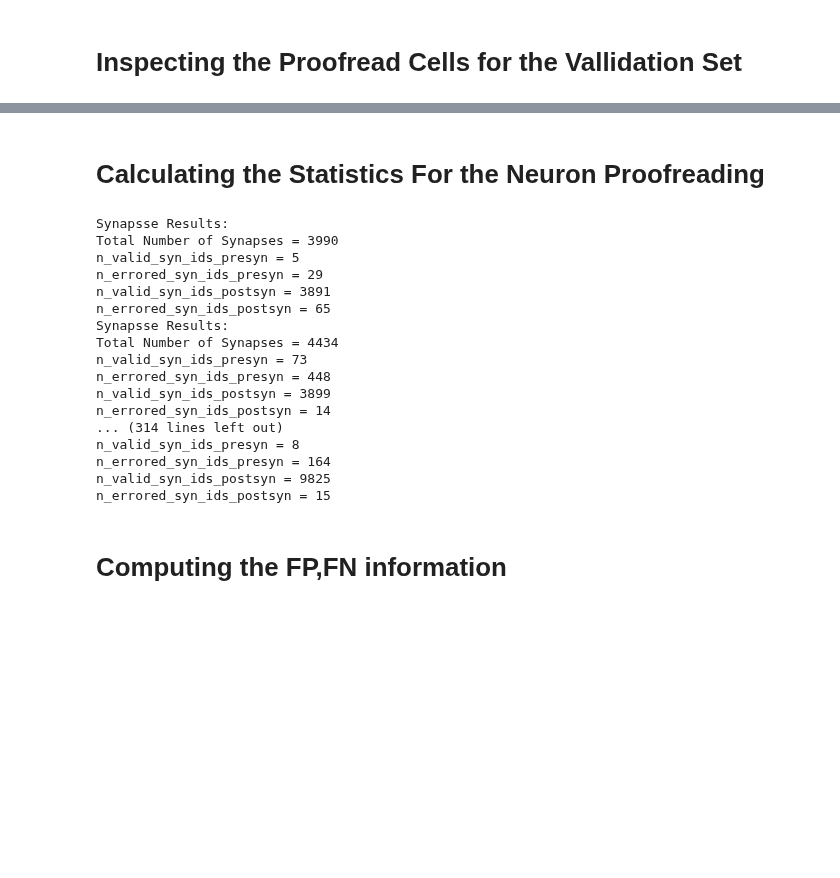
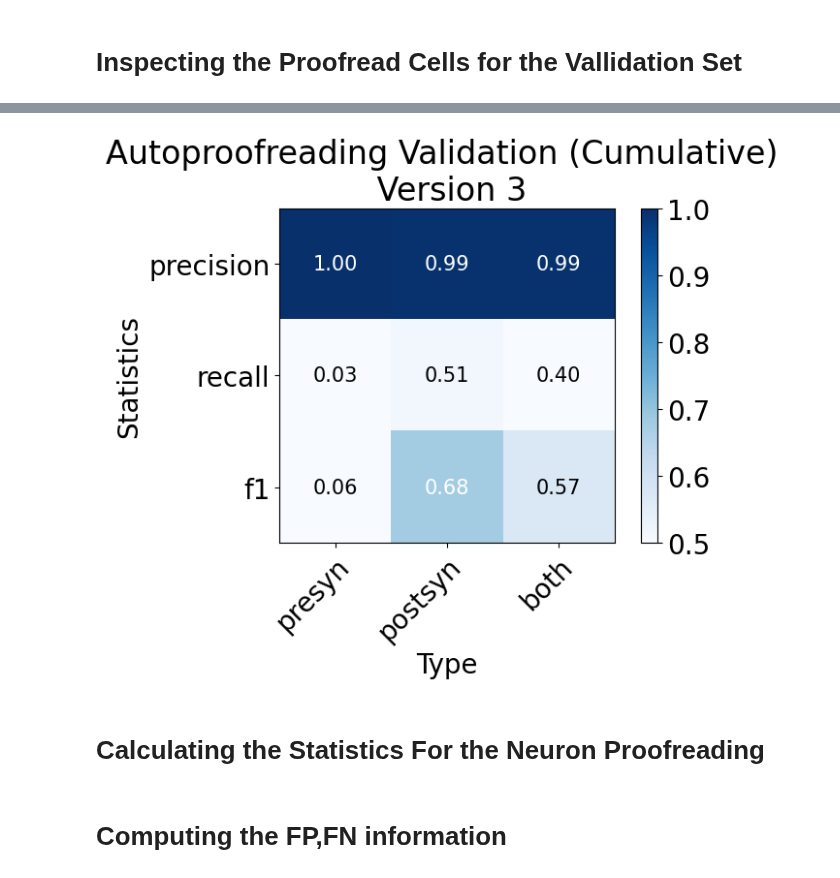
Before and after one commit to celiibrendan/neuron_mesh_tools, a Jupyter notebook: Auto_Proofreading/Validation_Testing/Allen_Proofread_Validation/Manually_Proofread_Cells_vp4.ipynb, the cells around one changed output, grey strips where cells are left out. Drawn from its saved outputs; the diff is of its cells as text; code cells hidden in the pictures; blank space fills up the shorter version.

```diff
--- a/Auto_Proofreading/Validation_Testing/Allen_Proofread_Validation/Manually_Proofread_Cells_vp4.ipynb
+++ b/Auto_Proofreading/Validation_Testing/Allen_Proofread_Validation/Manually_Proofread_Cells_vp4.ipynb
@@ -50,5 +68,5 @@ minnie.AutoProofreadValidationNeurons3()
 # %%
-segment_id = 864691136618412685
+segment_id = 864691135491233631
 # %%
 du.plot_proofread_neuron(segment_id=segment_id,
                        split_index=0,
@@ -84,0 +116,3 @@ du.plot_proofread_neuron(segment_id=segment_id,
+# %%
+df = vu.synapse_validation_df_single_neuron(segment_id,include_extension_synapse=True)
+df
@@ -85,3 +139,7 @@ du.plot_proofread_neuron(segment_id=segment_id,
+# %%
+vu.synapse_validation_df_to_score_plot(df)
+# %% [output]
+[figure, added]
 # %% [markdown]
 # Calculating the Statistics For the Neuron Proofreading
 # %%
@@ -90,25 +148,7 @@ segment_ids = du.proofreading_stats_table(validation=True).fetch("segment_id")
 validation_dfs = [vu.synapse_validation_df_single_neuron(k,
                                         remove_presyn_on_dendrite = False,
                         count_presyn_on_dendrite_as_correct = True,
-                                                        include_extension_synapse=False) for k in segment_ids]
+                                                        include_extension_synapse=True) for k in segment_ids]
-# %% [output]
-Synapsse Results:
-Total Number of Synapses = 3990
-n_valid_syn_ids_presyn = 5
-n_errored_syn_ids_presyn = 29
-n_valid_syn_ids_postsyn = 3891
-n_errored_syn_ids_postsyn = 65
-Synapsse Results:
-Total Number of Synapses = 4434
-n_valid_syn_ids_presyn = 73
-n_errored_syn_ids_presyn = 448
-n_valid_syn_ids_postsyn = 3899
-n_errored_syn_ids_postsyn = 14
-... (314 lines left out)
-n_valid_syn_ids_presyn = 8
-n_errored_syn_ids_presyn = 164
-n_valid_syn_ids_postsyn = 9825
-n_errored_syn_ids_postsyn = 15
 # %%
 score_dfs = [vu.synapse_validation_df_to_score_df(v_df)
              for v_df in validation_dfs]
```
Also changed, not shown: parts of 7 cells of this notebook, 4 other files.
